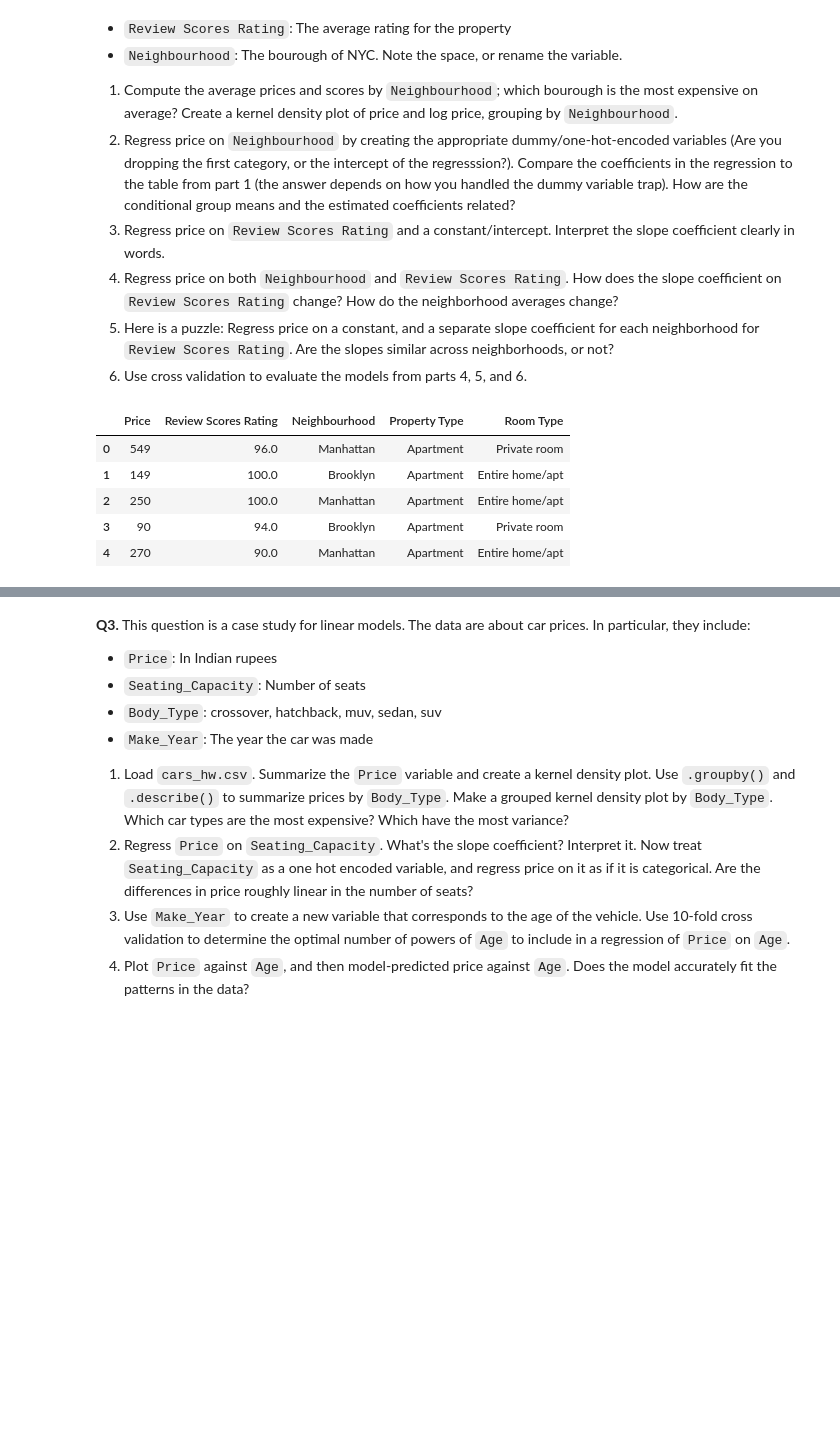
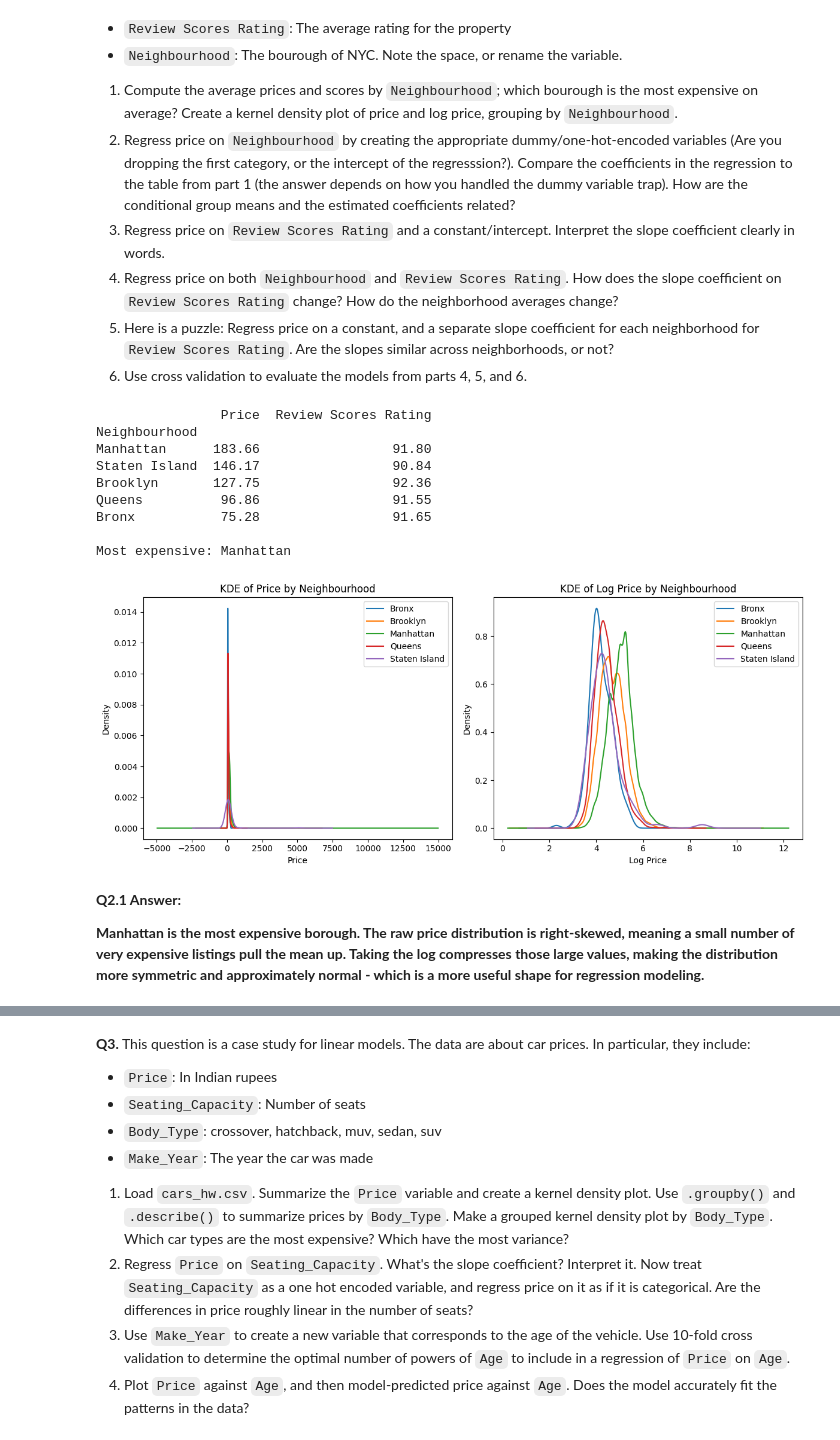
Before and after one commit to namithatholasi/undergrad_ml_assignments, a Jupyter notebook: 03_assignment_linear_models.ipynb, the cells around one changed output, grey strips where cells are left out. Drawn from its saved outputs; the diff is of its cells as text; code cells hidden in the pictures; blank space fills up the shorter version.

```diff
--- a/03_assignment_linear_models.ipynb
+++ b/03_assignment_linear_models.ipynb
@@ -46,14 +70,59 @@ Mounted at /content/drive
 5. Here is a puzzle: Regress price on a constant, and a separate slope coefficient for each neighborhood for `Review Scores Rating`. Are the slopes similar across neighborhoods, or not?
 6. Use cross validation to evaluate the models from parts 4, 5, and 6.
 # %%
+#Q2.1
+
 import pandas as pd
+import numpy as np
+import matplotlib.pyplot as plt
+from sklearn.linear_model import LinearRegression
+from sklearn.model_selection import cross_val_score
+from sklearn.preprocessing import OneHotEncoder
+import statsmodels.api as sm
+
 df = pd.read_csv('./undergrad_ml_assignments/data/Q1_clean.csv')
+df.columns = df.columns.str.strip()
+df = df.rename(columns={"Neighbourhood": "Neighbourhood"})
 # %%
-df.head()
+#Q2.1
+
+#Average price and score by neighbourhood
+summary = df.groupby("Neighbourhood")[["Price", "Review Scores Rating"]].mean().round(2)
+print(summary.sort_values("Price", ascending=False))
+
+#Most expensive borough
+most_expensive = summary["Price"].idxmax()
+print(f"\nMost expensive: {most_expensive}")
+
+#KDE plots
+fig, axes = plt.subplots(1, 2, figsize=(12,5))
+
+for hood, group in df.groupby("Neighbourhood"):
+  group["Price"].plot.kde(ax=axes[0], label=hood)
+  np.log(group["Price"]).plot.kde(ax=axes[1], label=hood)
+
+axes[0].set_title("KDE of Price by Neighbourhood")
+axes[0].set_xlabel("Price")
+axes[0].legend()
+
+axes[1].set_title('KDE of Log Price by Neighbourhood')
+axes[1].set_xlabel('Log Price')
+axes[1].legend()
+
+plt.tight_layout()
+plt.show()
 # %% [output]
-|  | Price | Review Scores Rating | Neighbourhood | Property Type | Room Type |
-| 0 | 549 | 96.0 | Manhattan | Apartment | Private room |
-| 1 | 149 | 100.0 | Brooklyn | Apartment | Entire home/apt |
-| 2 | 250 | 100.0 | Manhattan | Apartment | Entire home/apt |
-| 3 | 90 | 94.0 | Brooklyn | Apartment | Private room |
-| 4 | 270 | 90.0 | Manhattan | Apartment | Entire home/apt |
+                Price  Review Scores Rating
+Neighbourhood
+Manhattan      183.66                 91.80
+Staten Island  146.17                 90.84
+Brooklyn       127.75                 92.36
+Queens          96.86                 91.55
+Bronx           75.28                 91.65
+
+Most expensive: Manhattan
+[figure, added]
+# %% [markdown]
+**Q2.1 Answer:**
+
+**Manhattan is the most expensive borough. The raw price distribution is right-skewed, meaning a small number of very expensive listings pull the mean up. Taking the log compresses those large values, making the distribution more symmetric and approximately normal - which is a more useful shape for regression modeling.**
```
Also changed, not shown: parts of 15 cells of this notebook.
